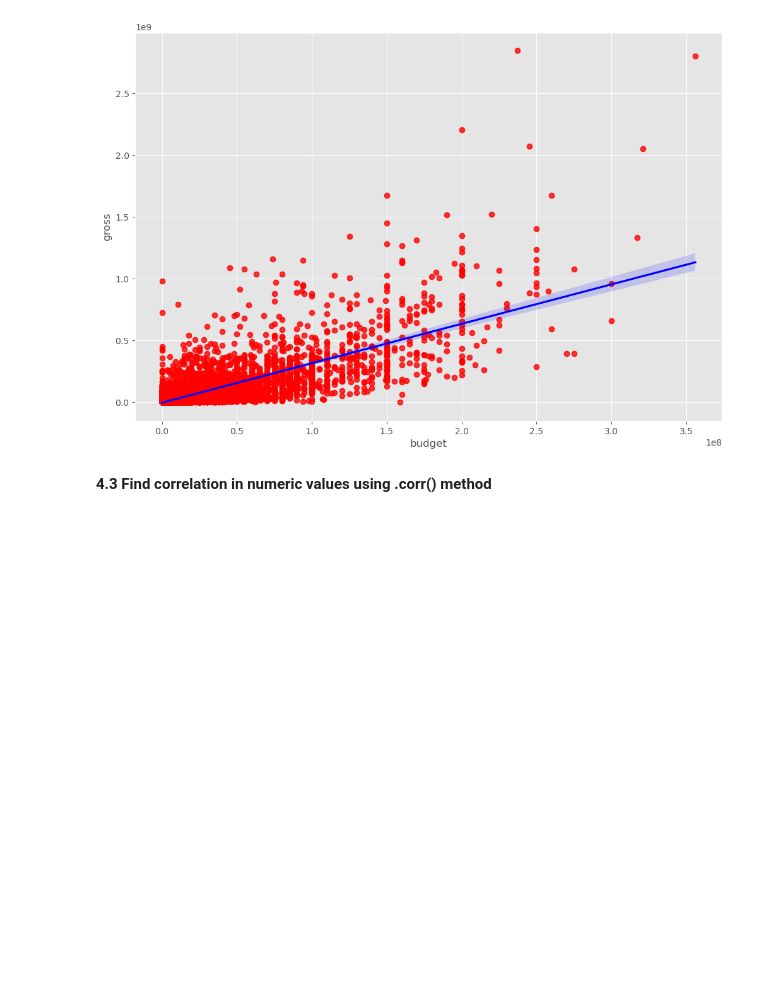
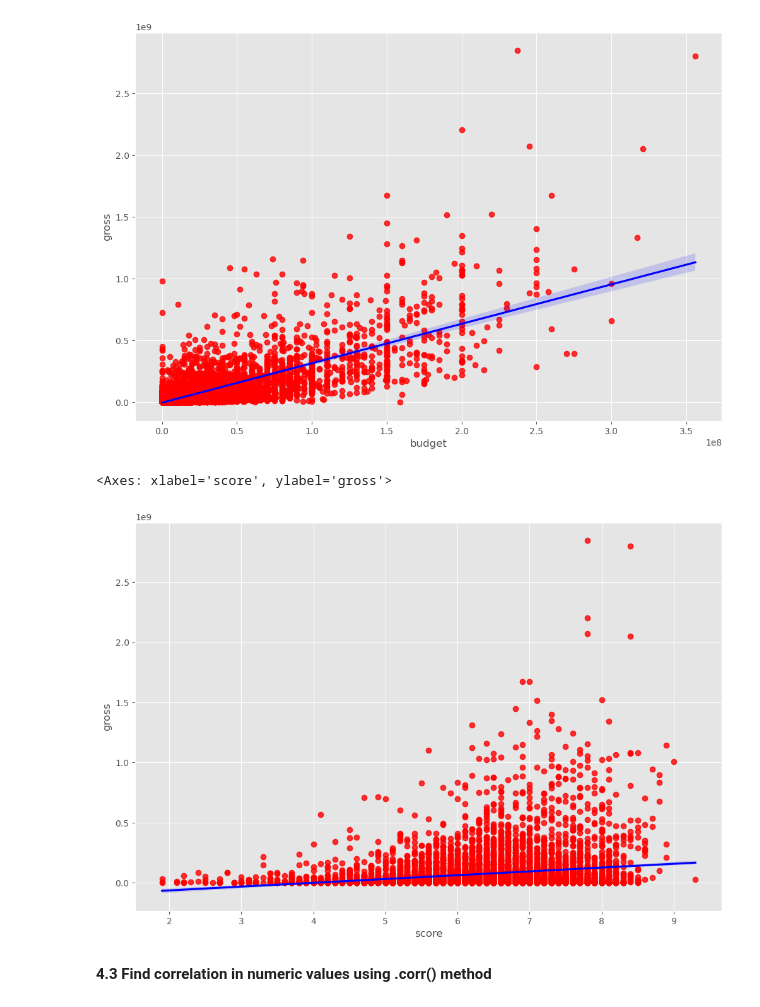
Before and after one commit to sheeksha/Python-Programming, a Jupyter notebook: Correlation on Movie Industry dataset.ipynb, the cells around one changed output. Cells and saved outputs as stored; diff of their text form; code cells hidden in the pictures; blank space fills up the shorter version.

```diff
--- a/Correlation on Movie Industry dataset.ipynb
+++ b/Correlation on Movie Industry dataset.ipynb
@@ -242,6 +305,11 @@ sns.regplot(x='budget', y='gross', data=df, scatter_kws={"color": "red"}, line_k
 # %% [output]
 <Axes: xlabel='budget', ylabel='gross'>
 [figure]
+# %%
+sns.regplot(x="score", y="gross", data=df, scatter_kws={"color": "red"}, line_kws={"color": "blue"})
+# %% [output]
+<Axes: xlabel='score', ylabel='gross'>
+[figure, added]
 # %% [markdown]
 **4.3 Find correlation in numeric values using .corr() method** <a name="find-correlation-in-numeric-values"></a>
 # %%
```
Also changed, not shown: parts of 18 cells of this notebook.
